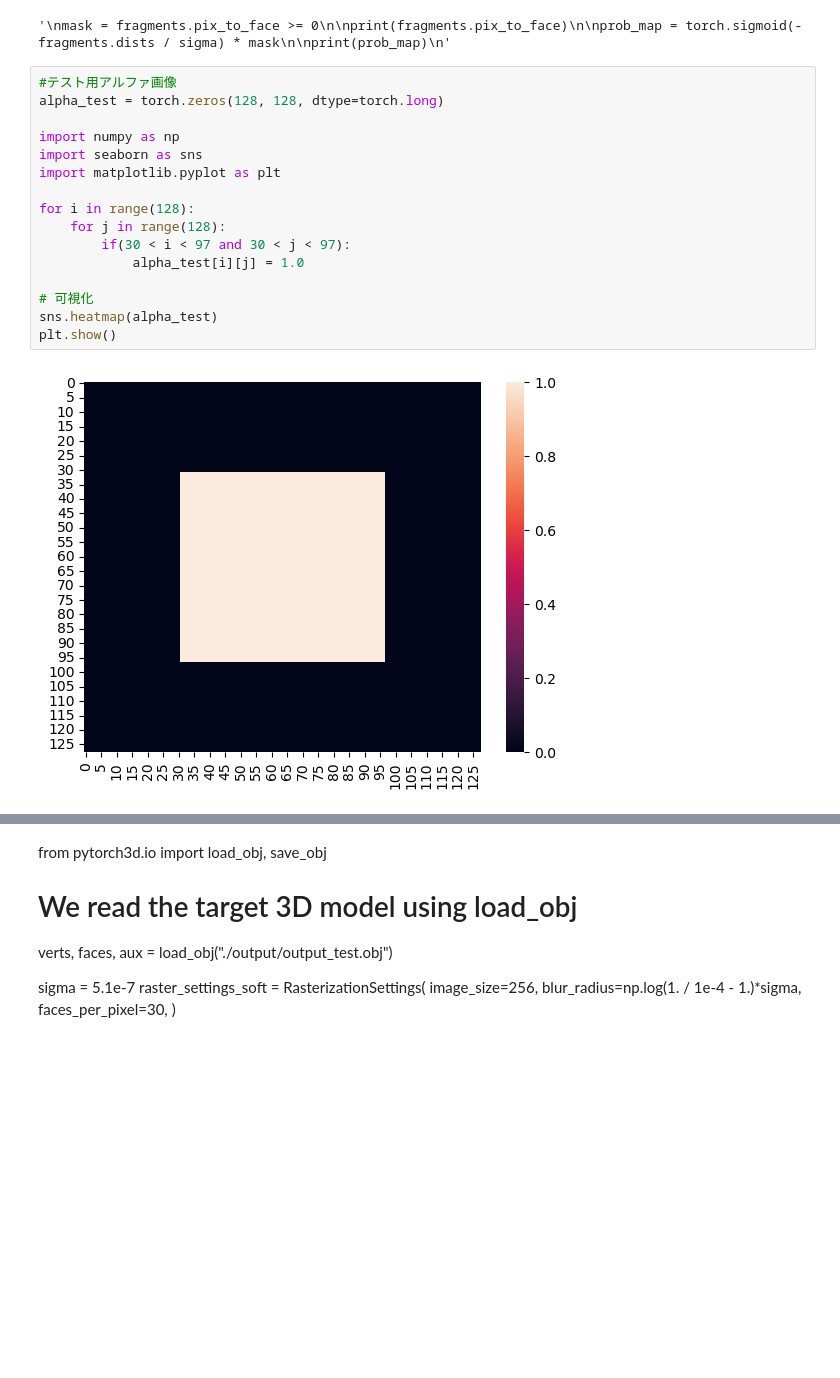
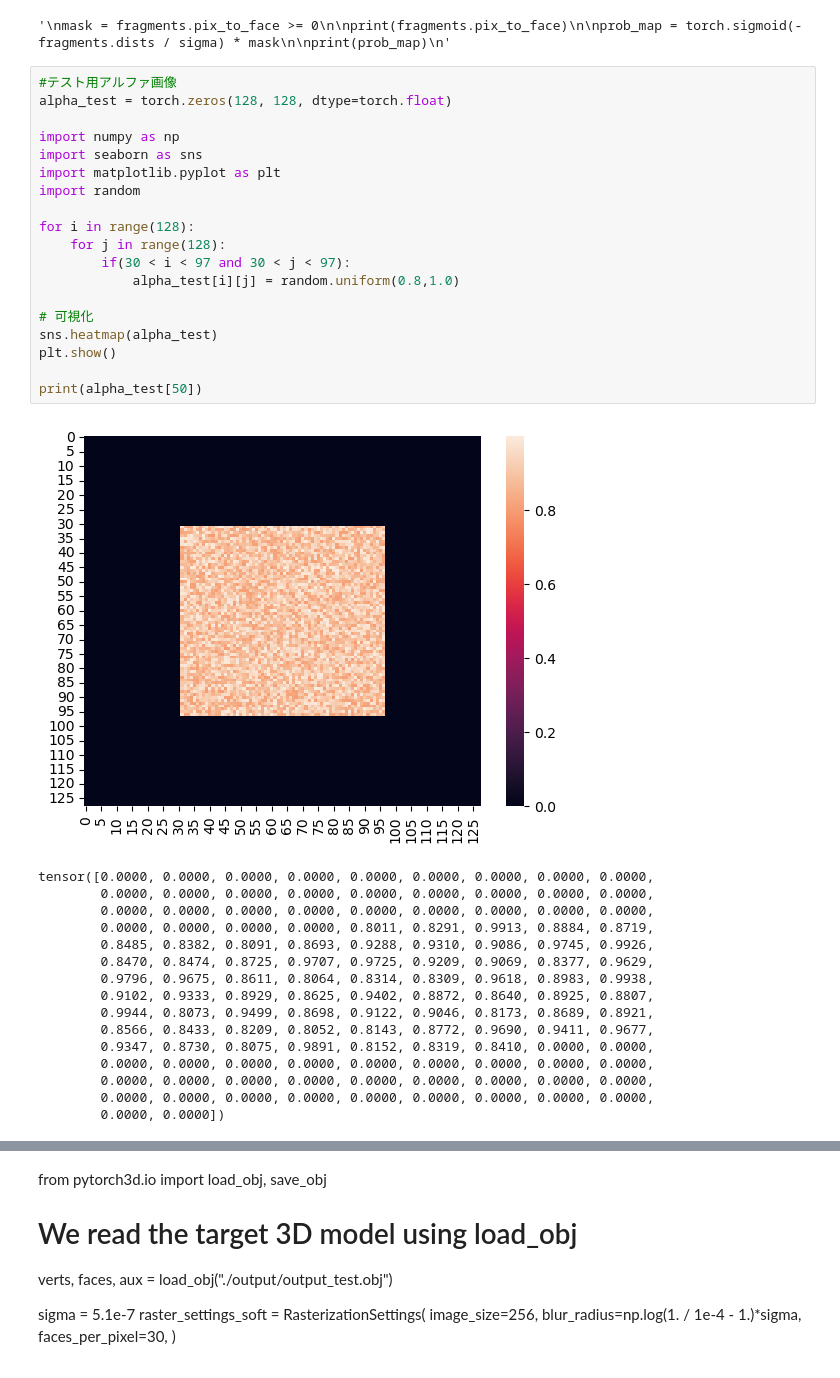
Before and after one commit to hirashima-k/Clipped_Mesh, a Jupyter notebook: clip_mesh.ipynb, the cells around one changed output, grey strips where cells are left out. Saved outputs shown, nothing was run; the diff lists cells and outputs as text; blank space fills up the shorter version.

```diff
--- a/clip_mesh.ipynb
+++ b/clip_mesh.ipynb
@@ -248,22 +252,40 @@ print(prob_map)
 '\nmask = fragments.pix_to_face >= 0\n\nprint(fragments.pix_to_face)\n\nprob_map = torch.sigmoid(-fragments.dists / sigma) * mask\n\nprint(prob_map)\n'
 # %%
 #テスト用アルファ画像
-alpha_test = torch.zeros(128, 128, dtype=torch.long)
+alpha_test = torch.zeros(128, 128, dtype=torch.float)
 
 import numpy as np
 import seaborn as sns
 import matplotlib.pyplot as plt
+import random
 
 for i in range(128):
     for j in range(128):
         if(30 < i < 97 and 30 < j < 97):
-            alpha_test[i][j] = 1.0
+            alpha_test[i][j] = random.uniform(0.8,1.0)
 
 # 可視化
 sns.heatmap(alpha_test)
 plt.show()
+
+print(alpha_test[50])
 # %% [output]
-[figure, old version]
+[figure, new version]
+tensor([0.0000, 0.0000, 0.0000, 0.0000, 0.0000, 0.0000, 0.0000, 0.0000, 0.0000,
+        0.0000, 0.0000, 0.0000, 0.0000, 0.0000, 0.0000, 0.0000, 0.0000, 0.0000,
+        0.0000, 0.0000, 0.0000, 0.0000, 0.0000, 0.0000, 0.0000, 0.0000, 0.0000,
+        0.0000, 0.0000, 0.0000, 0.0000, 0.8011, 0.8291, 0.9913, 0.8884, 0.8719,
+        0.8485, 0.8382, 0.8091, 0.8693, 0.9288, 0.9310, 0.9086, 0.9745, 0.9926,
+        0.8470, 0.8474, 0.8725, 0.9707, 0.9725, 0.9209, 0.9069, 0.8377, 0.9629,
+        0.9796, 0.9675, 0.8611, 0.8064, 0.8314, 0.8309, 0.9618, 0.8983, 0.9938,
+        0.9102, 0.9333, 0.8929, 0.8625, 0.9402, 0.8872, 0.8640, 0.8925, 0.8807,
+        0.9944, 0.8073, 0.9499, 0.8698, 0.9122, 0.9046, 0.8173, 0.8689, 0.8921,
+        0.8566, 0.8433, 0.8209, 0.8052, 0.8143, 0.8772, 0.9690, 0.9411, 0.9677,
+        0.9347, 0.8730, 0.8075, 0.9891, 0.8152, 0.8319, 0.8410, 0.0000, 0.0000,
+        0.0000, 0.0000, 0.0000, 0.0000, 0.0000, 0.0000, 0.0000, 0.0000, 0.0000,
+        0.0000, 0.0000, 0.0000, 0.0000, 0.0000, 0.0000, 0.0000, 0.0000, 0.0000,
+        0.0000, 0.0000, 0.0000, 0.0000, 0.0000, 0.0000, 0.0000, 0.0000, 0.0000,
+        0.0000, 0.0000])
 # %%
 #open3Dでメッシュ読み込み
 import copy
```
Also changed, not shown: parts of 5 cells of this notebook.
